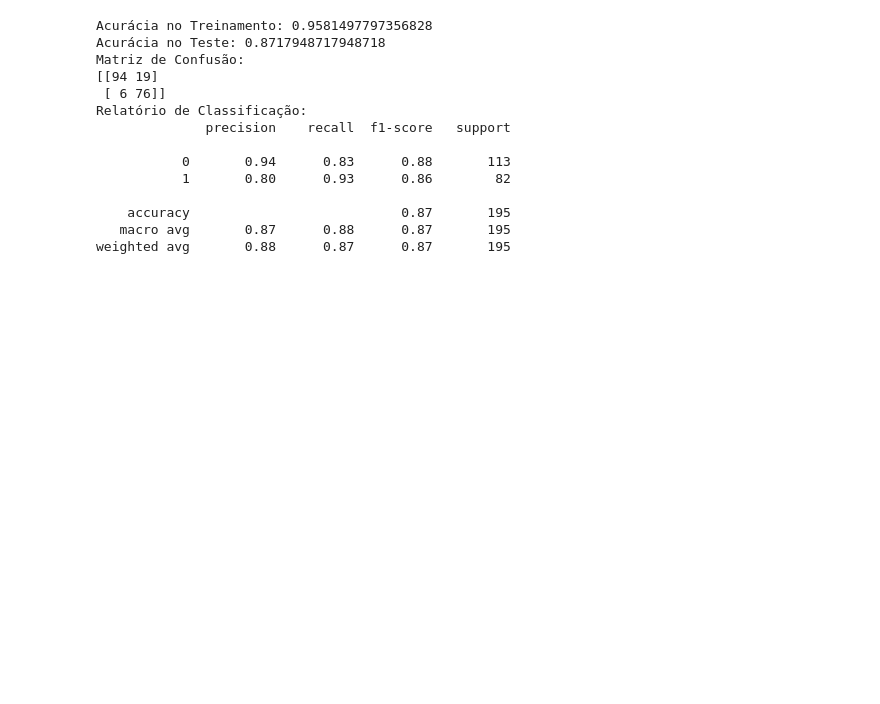
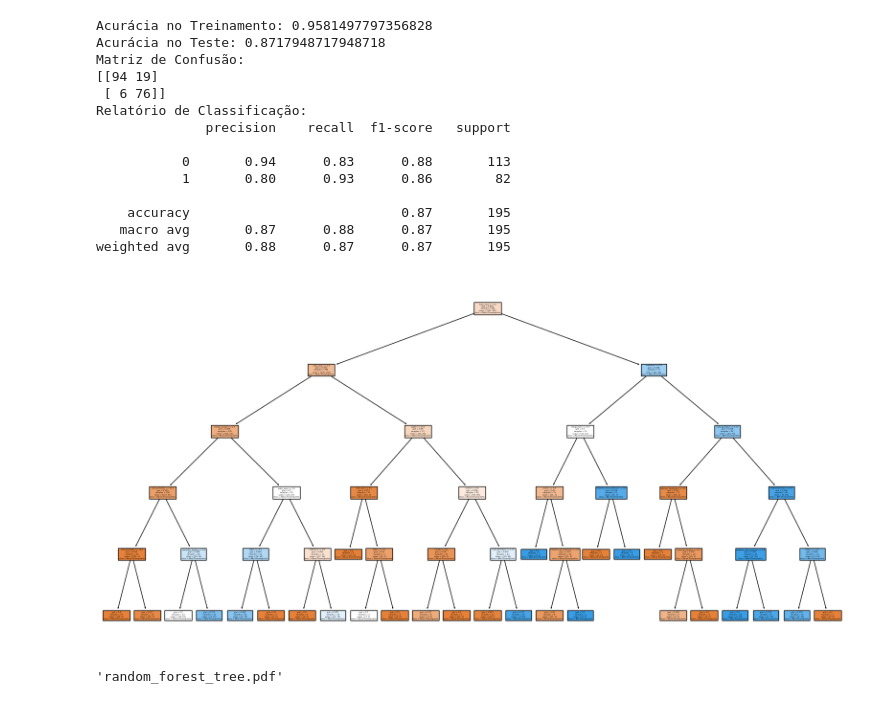
Before and after one commit to kvsbarbosa/student-performance, a Jupyter notebook: RandomForest.ipynb, the cells around one changed output. Saved outputs shown, nothing was run; the diff lists cells and outputs as text; code cells hidden in the pictures; blank space fills up the shorter version.

Commit message:
add visualização gráfica do treinamento

```diff
--- a/RandomForest.ipynb
+++ b/RandomForest.ipynb
@@ -305,3 +305,26 @@ Relatório de Classificação:
     accuracy                           0.87       195
    macro avg       0.87      0.88      0.87       195
 weighted avg       0.88      0.87      0.87       195
+# %%
+from sklearn.tree import export_graphviz
+from sklearn import tree
+import graphviz
+import matplotlib.pyplot as plt
+
+tree_0 = model.estimators_[0]
+
+plt.figure(figsize=(20,10))
+tree.plot_tree(tree_0, filled=True, feature_names=X.columns, class_names=["Baixo Desempenho", "Alto Desempenho"])
+plt.show()
+
+dot_data = export_graphviz(tree_0, out_file=None,
+                           feature_names=X.columns,
+                           class_names=["Baixo Desempenho", "Alto Desempenho"],
+                           filled=True, rounded=True,
+                           special_characters=True)
+
+graph = graphviz.Source(dot_data)
+graph.view()
+# %% [output]
+[figure, added]
+'random_forest_tree.pdf'
```
Also changed, not shown: parts of 1 cell of this notebook, 1 other file.
